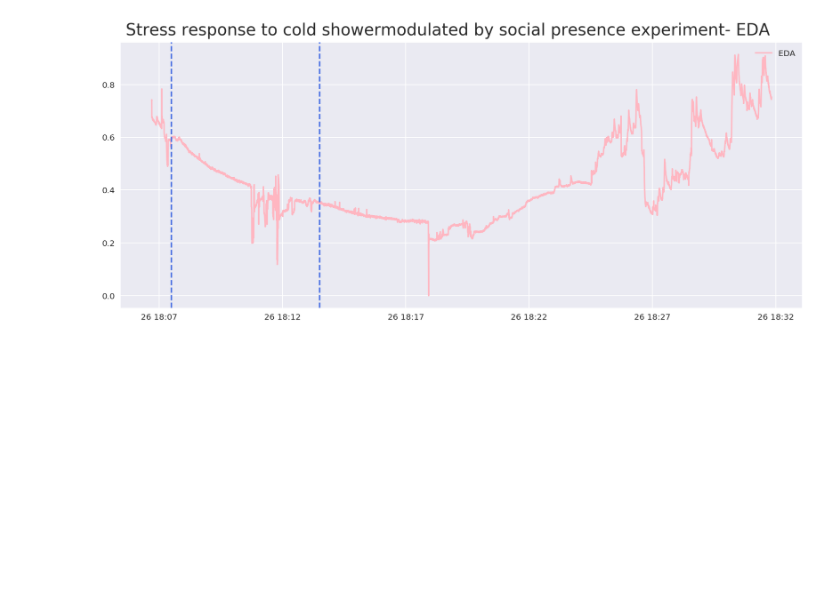
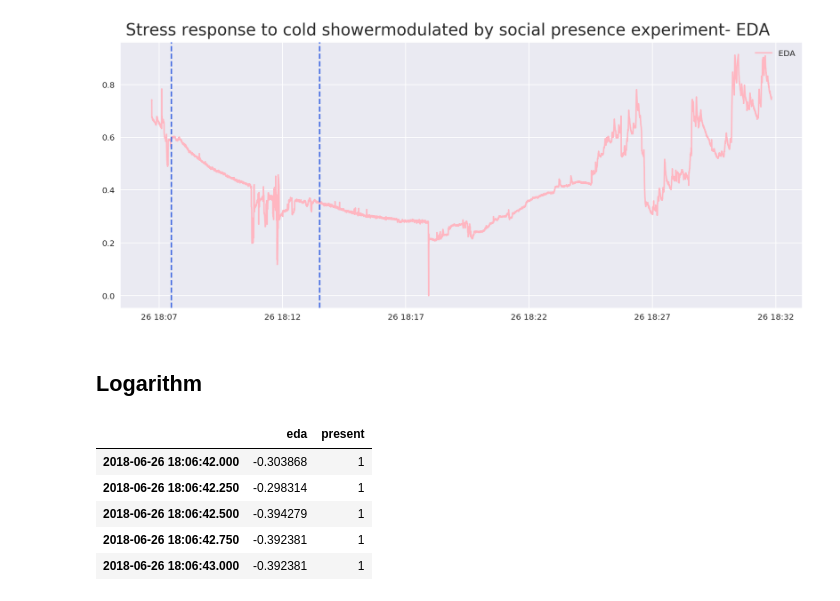
Before and after one commit to haohanwang23/coldshowershower_socialpresence, a Jupyter notebook: new/analysis/analysis1.ipynb, the cells around one changed output. Cells and saved outputs as stored; diff of their text form; code cells hidden in the pictures; blank space fills up the shorter version.

Commit message:
added logarithm

```diff
--- a/new/analysis/analysis1.ipynb
+++ b/new/analysis/analysis1.ipynb
@@ -164,3 +164,15 @@ plt.axvline(x = tags_1.tagged_time[1],color = 'royalblue',linestyle='--')
 plt.show()
 # %% [output]
 [figure]
+# %% [markdown]
+## Logarithm
+# %%
+fl_exp1['eda'] = np.log(fl_exp1['eda'])
+fl_exp1.head(5)
+# %% [output]
+|  | eda | present |
+| 2018-06-26 18:06:42.000 | -0.303868 | 1 |
+| 2018-06-26 18:06:42.250 | -0.298314 | 1 |
+| 2018-06-26 18:06:42.500 | -0.394279 | 1 |
+| 2018-06-26 18:06:42.750 | -0.392381 | 1 |
+| 2018-06-26 18:06:43.000 | -0.392381 | 1 |
```
Also changed, not shown: parts of 1 cell of this notebook.
